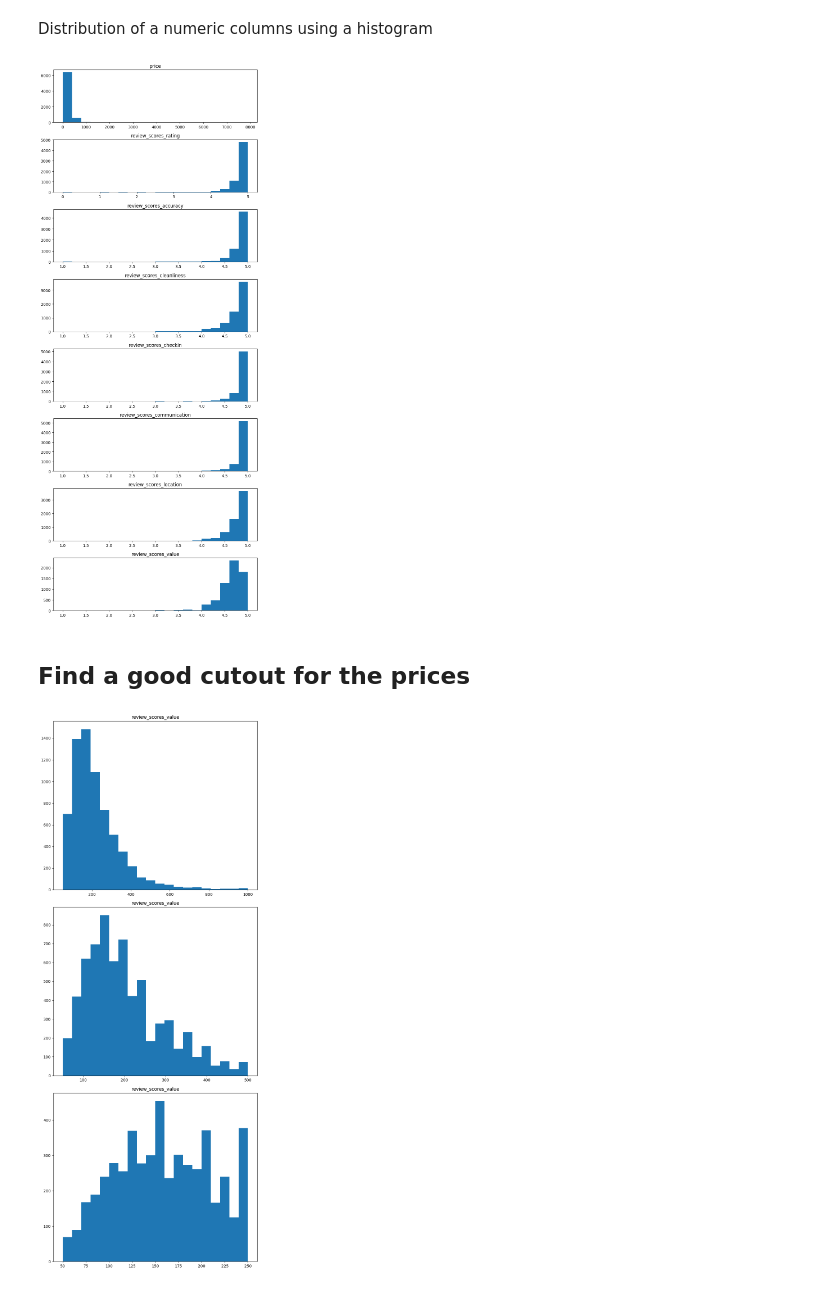
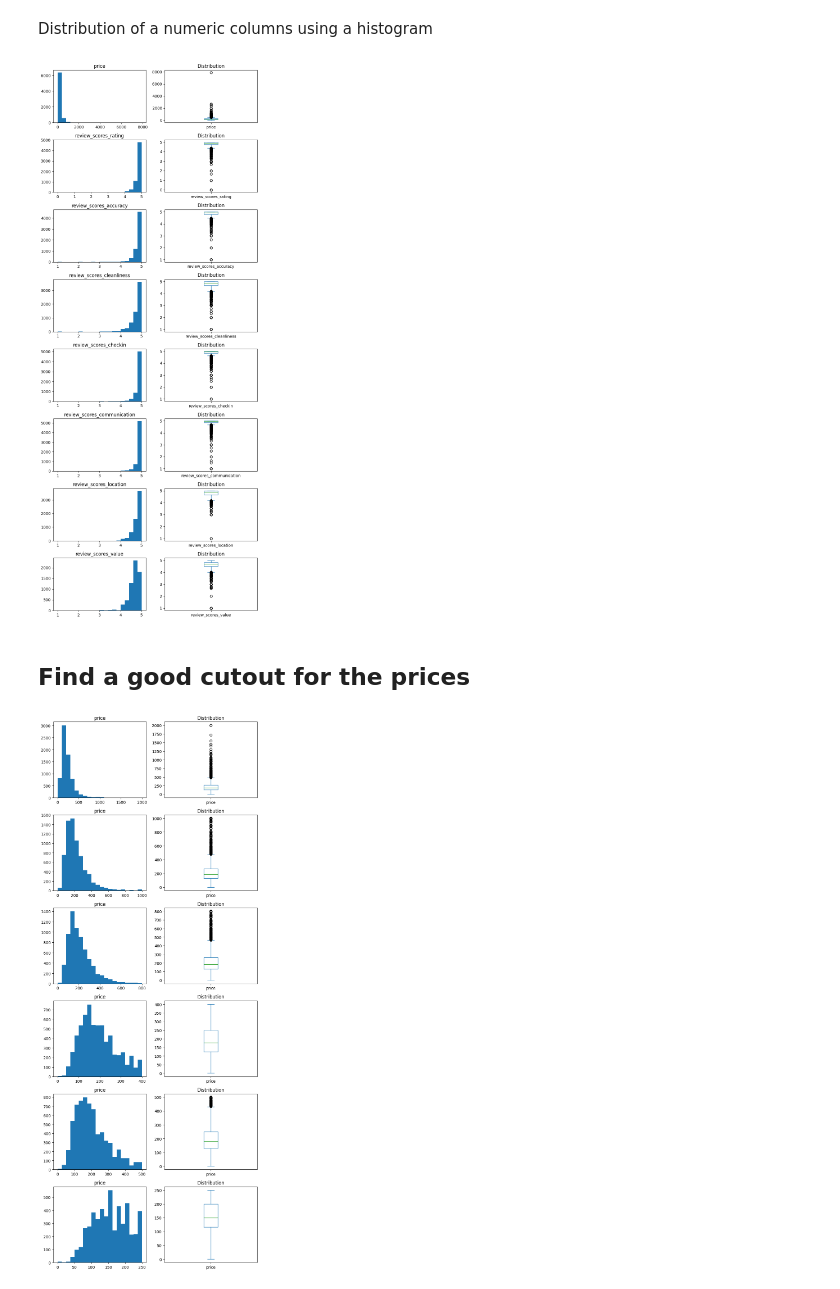
Before and after one commit to MaGiiK02/AirBnB_score_prediction, a Jupyter notebook: data_analyisis/target_conlumns_analysis.ipynb, the cells around one changed output. Cells and saved outputs as stored; diff of their text form; code cells hidden in the pictures.

```diff
--- a/data_analyisis/target_conlumns_analysis.ipynb
+++ b/data_analyisis/target_conlumns_analysis.ipynb
@@ -70,34 +70,40 @@ import matplotlib.pyplot as plt
 numerical_cols = df.select_dtypes(include=['float64', 'int64']).columns
 
 # Create subplots for each column
-fig, axes = plt.subplots(nrows=len(numerical_cols), ncols=1, figsize=(8, 20))
+fig, axes = plt.subplots(nrows=len(numerical_cols), ncols=2, figsize=(8, 20))
 
 # Loop through each column and plot a histogram
 for i, col in enumerate(numerical_cols):
     data = df[col].dropna()  # Remove missing values from the data
-    axes[i].hist(data, bins=20)
-    axes[i].set_title(col)
+    axes[i][0].hist(data, bins=20)
+    axes[i][0].set_title(col)
+
+    plot = data.plot(kind = 'box', ax = axes[i][1])
+    plot.set_title('Distribution')
 
 plt.tight_layout()
 plt.show()
 # %% [output]
-[figure, old version]
+[figure, new version]
 # %% [markdown]
 ## Find a good cutout for the prices
 # %%
 # Select only the numerical columns
 price_cols = df.price.dropna()
 
-limits_up = [1000, 500, 250]
+limits_up = [2000, 1000, 800, 500, 400, 250]
 
 # Create subplots for each column
-fig, axes = plt.subplots(nrows=len(limits_up), ncols=1, figsize=(8, 20))
+fig, axes = plt.subplots(nrows=len(limits_up), ncols=2, figsize=(8, 20))
 for i, l in enumerate(limits_up):
-    data = price_cols[price_cols <= l ][price_cols >= 50] # Remove missing values from the data
-    axes[i].hist(data, bins=20)
-    axes[i].set_title(col)
+    data = price_cols[price_cols <= l] # Remove missing values from the data
+    axes[i][0].hist(data, bins=20)
+    axes[i][0].set_title("price")
+
+    plot = data.plot(kind = 'box', ax = axes[i][1])
+    plot.set_title('Distribution')
 
 plt.tight_layout()
 plt.show()
 # %% [output]
-[figure, old version]
+[figure, new version]
```
Also changed, not shown: parts of 8 cells of this notebook.
